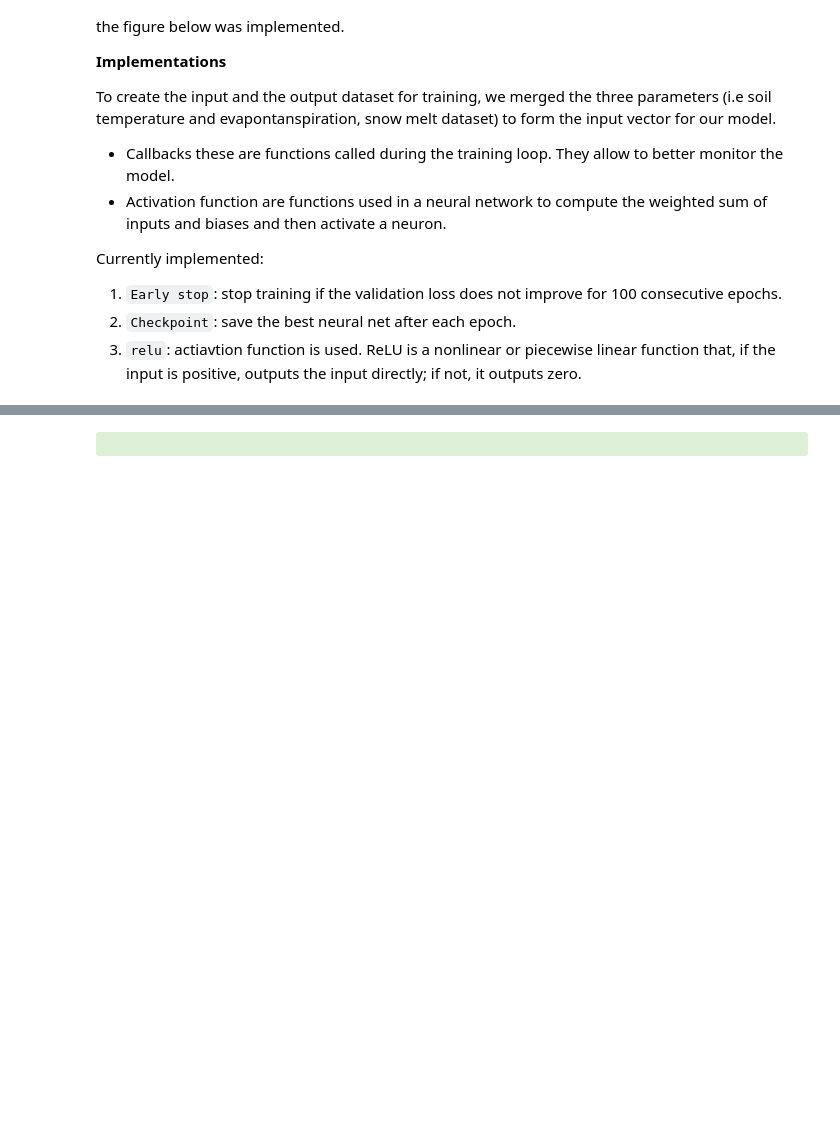
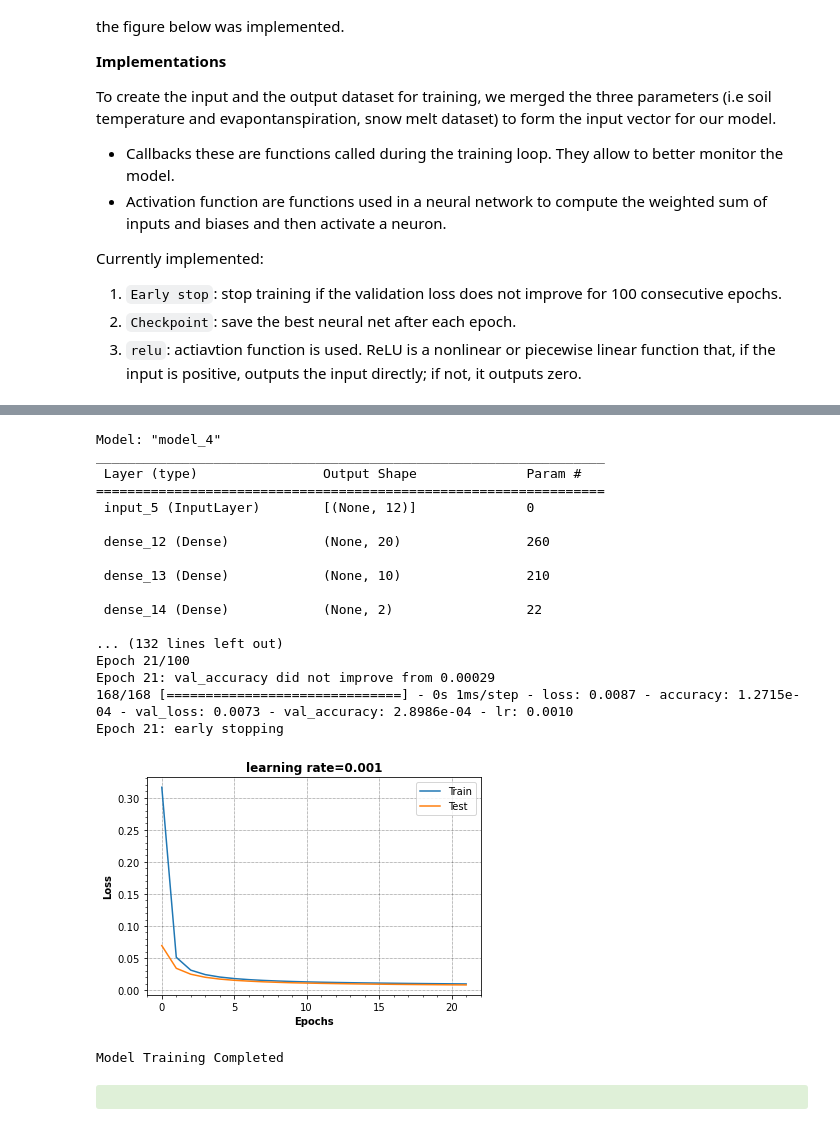
Before and after one commit to kachingasilwimba/Comprehensive-exam, a Jupyter notebook: Computing_Artifact/Machine_learning_models.ipynb, the cells around one changed output, grey strips where cells are left out. Cells and saved outputs as stored; diff of their text form; code cells hidden in the pictures; blank space fills up the shorter version.

```diff
--- a/Computing_Artifact/Machine_learning_models.ipynb
+++ b/Computing_Artifact/Machine_learning_models.ipynb
@@ -553,7 +555,7 @@ def build_nn_model(n_features, n_outputs, hidden_nodes, emb_size, optimizer='ada
 in_shape = 12
 batch_size = 47
 model_save = "/home/ksilwimba/NN_SM.ckpt"
-model_nn = build_nn_model(in_shape,2,[10,10],35,loss="mse")
+model_nn = build_nn_model(in_shape,2,[20,10],35,loss="mse")
 modsave = tf.keras.callbacks.ModelCheckpoint(model_save, monitor='val_accuracy', verbose=1, save_best_only=True,save_weights_only=True,
                                              mode='auto',include_optimizer=False)
 reduce_lr = tf.keras.callbacks.ReduceLROnPlateau(monitor='val_accuracy', factor=0.092,patience=20, min_lr=0.001,verbose=1)
@@ -563,33 +565,53 @@ opt = tf.optimizers.Adam(learning_rate=1e-3)
 model_nn.compile(optimizer=opt, loss="mse",metrics=['accuracy'])
 model_nn.summary()
 callbacks=[modsave,reduce_lr,er_stop]
 #=======================Reference Data
 history_nn = model_nn.fit(train_x,train_y,batch_size=batch_size,epochs=100,shuffle=False,\
         callbacks=callbacks,validation_data=(test_x,test_y))
 
 #=======================Reconstructed Data
 Recon_history_nn = model_nn.fit(train_x,train_reconstructedY,batch_size=batch_size,epochs=100,shuffle=False,\
         callbacks=callbacks,validation_data=(test_x,test_reconstructedY))
 
 #========================Predicting soil Moisture
 nnTrain_soilmoisture = model_nn.predict(train_x)
 nnpredict_soilmoisture = model_nn.predict(test_x)
 
 #========================Scaling the True Soil moisture
 true_y  = scaler1.fit_transform(np.array(soil_moisture["mrlsl"]).reshape(-1,1)[timesplit:])
 trueY_soilmoisture = scaler1.fit_transform(np.array(soil_moisture["mrlsl"]).reshape(-1,1)[timesplit:])
 #========================Plot learning curve
 plt.plot(history_nn.history['loss'],label='Train')
 plt.plot(history_nn.history['val_loss'],label='Test')
 plt.xlabel("Epochs",fontweight='bold', fontsize=10)
 plt.ylabel("Loss" ,fontweight='bold', fontsize=10)
 plt.title('learning rate='+str(1e-3), fontweight='bold', fontsize=12)#learning_rates[4]
 plt.minorticks_on()
 plt.legend()
 plt.grid(linestyle=':', linewidth=0.5, color='k')
 plt.show()
 print('Model Training Completed')
 #print('Finish Time:%d s' %(int(time.time()-start)))
+# %% [output]
+Model: "model_4"
+_________________________________________________________________
+ Layer (type)                Output Shape              Param #
+=================================================================
+ input_5 (InputLayer)        [(None, 12)]              0
+
+ dense_12 (Dense)            (None, 20)                260
+
+ dense_13 (Dense)            (None, 10)                210
+
+ dense_14 (Dense)            (None, 2)                 22
+
+... (132 lines left out)
+Epoch 21/100
+Epoch 21: val_accuracy did not improve from 0.00029
+168/168 [==============================] - 0s 1ms/step - loss: 0.0087 - accuracy: 1.2715e-04 - val_loss: 0.0073 - val_accuracy: 2.8986e-04 - lr: 0.0010
+Epoch 21: early stopping
+[figure, added]
+Model Training Completed
 # %% [markdown]
 <div class="alert alert-success">
 # %%
```
Also changed, not shown: parts of 9 cells of this notebook.
